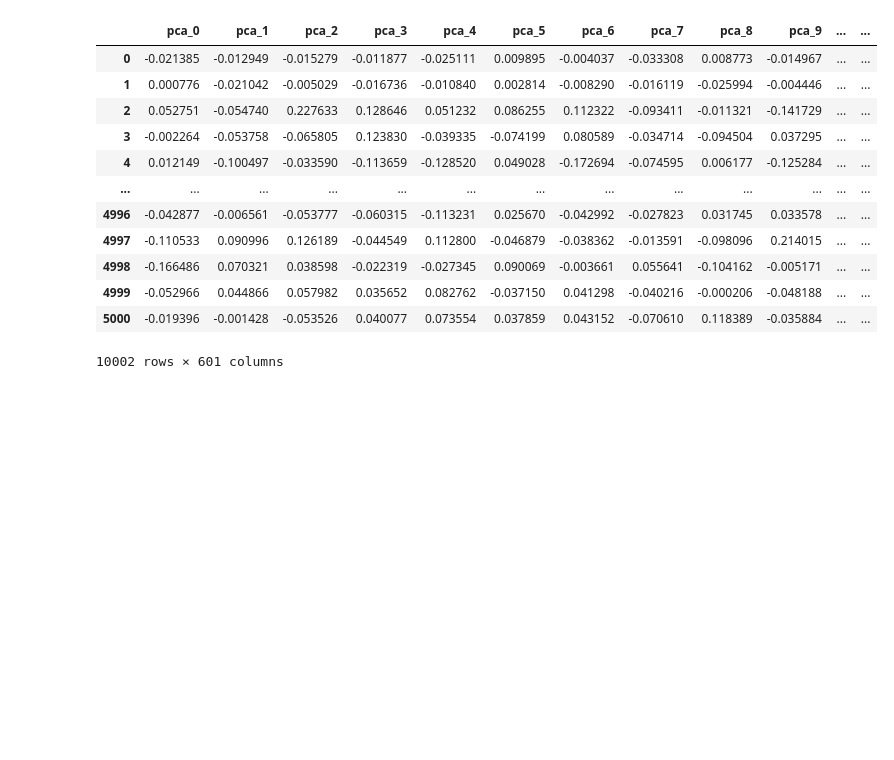
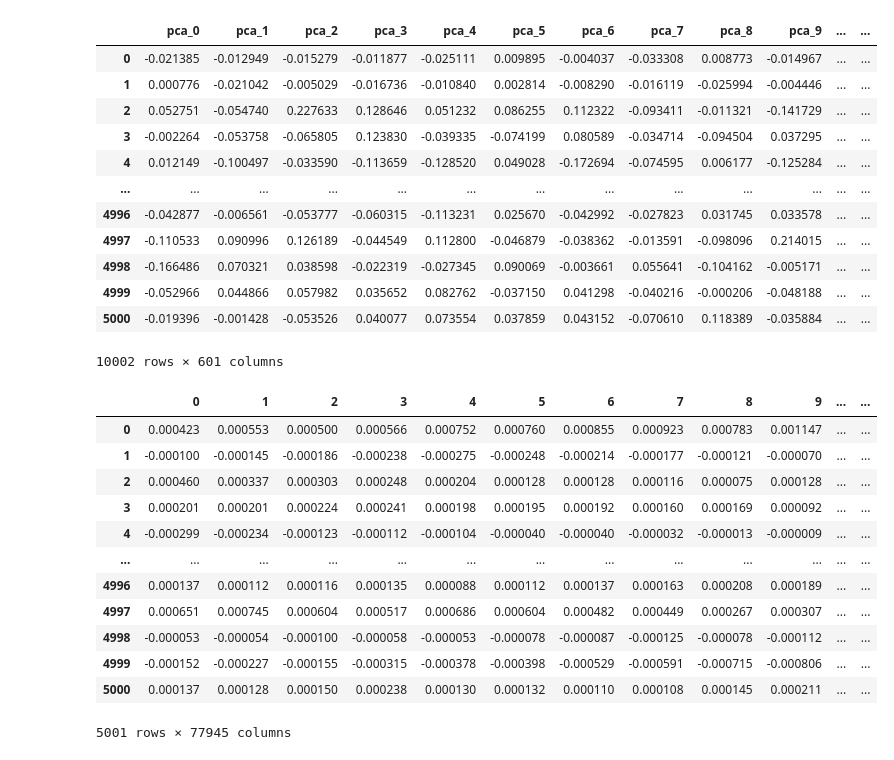
Before and after one commit to jjh0987/MyProject, a Jupyter notebook: pythonProject/dacon/mfcc/mac.ipynb, the cells around one changed output. Drawn from its saved outputs; the diff is of its cells as text; code cells hidden in the pictures; blank space fills up the shorter version.

```diff
--- a/pythonProject/dacon/mfcc/mac.ipynb
+++ b/pythonProject/dacon/mfcc/mac.ipynb
@@ -231,5 +272,23 @@ target
 | 4999 | -0.052966 | 0.044866 | 0.057982 | 0.035652 | 0.082762 | -0.037150 | 0.041298 | -0.040216 | -0.000206 | -0.048188 | ... | ... |
 | 5000 | -0.019396 | -0.001428 | -0.053526 | 0.040077 | 0.073554 | 0.037859 | 0.043152 | -0.070610 | 0.118389 | -0.035884 | ... | ... |
 10002 rows × 601 columns
+# %%
+tp = pd.DataFrame(train_x)
+tp.fillna(0,inplace=True)
+tp
+# %% [output]
+|  | 0 | 1 | 2 | 3 | 4 | 5 | 6 | 7 | 8 | 9 | ... | ... |
+| 0 | 0.000423 | 0.000553 | 0.000500 | 0.000566 | 0.000752 | 0.000760 | 0.000855 | 0.000923 | 0.000783 | 0.001147 | ... | ... |
+| 1 | -0.000100 | -0.000145 | -0.000186 | -0.000238 | -0.000275 | -0.000248 | -0.000214 | -0.000177 | -0.000121 | -0.000070 | ... | ... |
+| 2 | 0.000460 | 0.000337 | 0.000303 | 0.000248 | 0.000204 | 0.000128 | 0.000128 | 0.000116 | 0.000075 | 0.000128 | ... | ... |
+| 3 | 0.000201 | 0.000201 | 0.000224 | 0.000241 | 0.000198 | 0.000195 | 0.000192 | 0.000160 | 0.000169 | 0.000092 | ... | ... |
+| 4 | -0.000299 | -0.000234 | -0.000123 | -0.000112 | -0.000104 | -0.000040 | -0.000040 | -0.000032 | -0.000013 | -0.000009 | ... | ... |
+| ... | ... | ... | ... | ... | ... | ... | ... | ... | ... | ... | ... | ... |
+| 4996 | 0.000137 | 0.000112 | 0.000116 | 0.000135 | 0.000088 | 0.000112 | 0.000137 | 0.000163 | 0.000208 | 0.000189 | ... | ... |
+| 4997 | 0.000651 | 0.000745 | 0.000604 | 0.000517 | 0.000686 | 0.000604 | 0.000482 | 0.000449 | 0.000267 | 0.000307 | ... | ... |
+| 4998 | -0.000053 | -0.000054 | -0.000100 | -0.000058 | -0.000053 | -0.000078 | -0.000087 | -0.000125 | -0.000078 | -0.000112 | ... | ... |
+| 4999 | -0.000152 | -0.000227 | -0.000155 | -0.000315 | -0.000378 | -0.000398 | -0.000529 | -0.000591 | -0.000715 | -0.000806 | ... | ... |
+| 5000 | 0.000137 | 0.000128 | 0.000150 | 0.000238 | 0.000130 | 0.000132 | 0.000110 | 0.000108 | 0.000145 | 0.000211 | ... | ... |
+5001 rows × 77945 columns
 # %%
 vector = pd.DataFrame(vector,columns=[f'mfcc_{i}' for i in range(128)])
```
Also changed, not shown: parts of 21 cells of this notebook, 4 other files.
